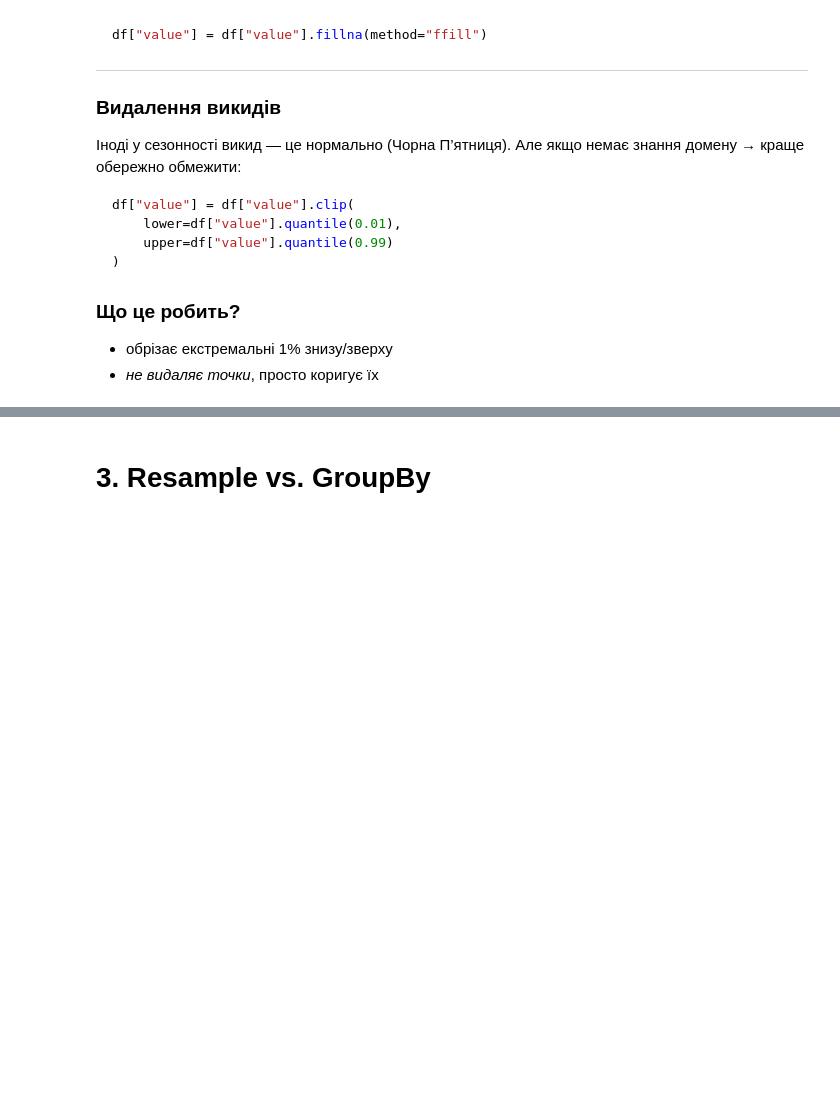
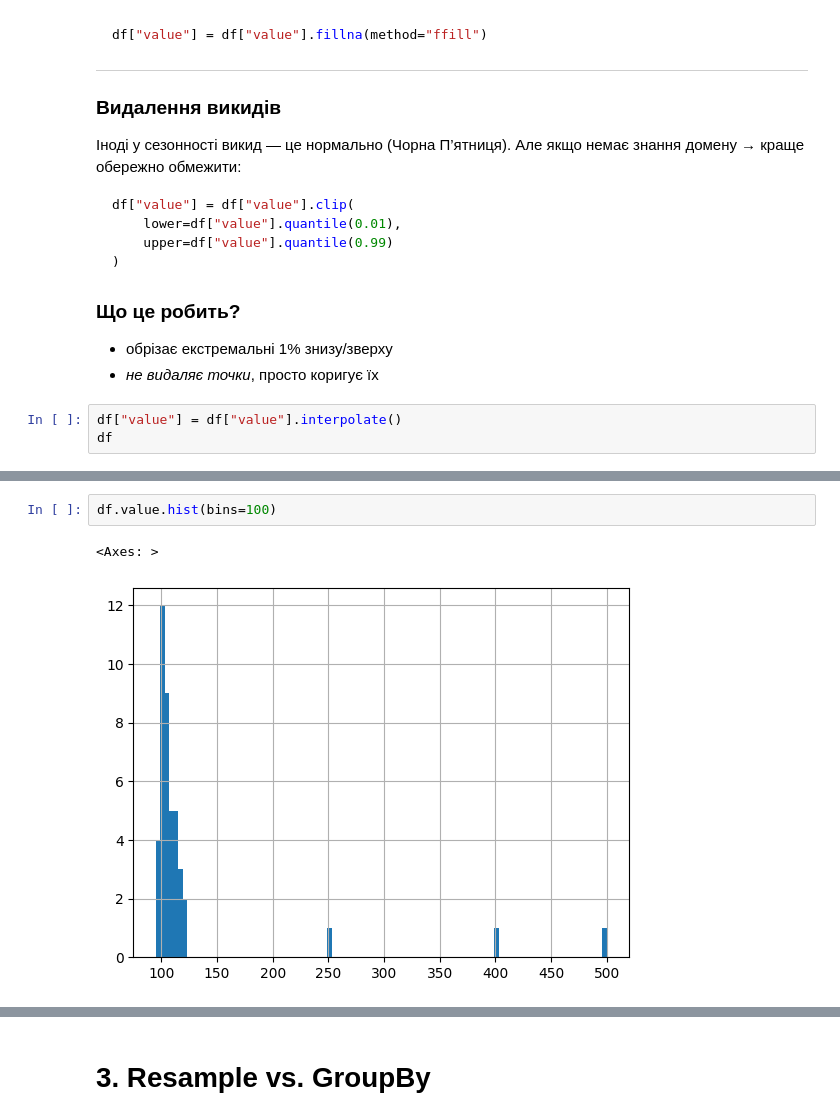
Before and after one commit to cpython-projects/python_da_17_03_26, a Jupyter notebook: lesson_21.ipynb, the cells around one changed output, grey strips where cells are left out. Saved outputs shown, nothing was run; the diff lists cells and outputs as text; blank space fills up the shorter version.

```diff
--- a/lesson_21.ipynb
+++ b/lesson_21.ipynb
@@ -332,3 +472,6 @@ df["value"] = df["value"].clip(
 
 * обрізає екстремальні 1% знизу/зверху
 * *не видаляє точки*, просто коригує їх
+# %%
+df["value"] = df["value"].interpolate()
+df
@@ -334,0 +497,5 @@ df["value"] = df["value"].clip(
+# %%
+df.value.hist(bins=100)
+# %% [output]
+<Axes: >
+[figure, added]
```
Also changed, not shown: parts of 55 cells of this notebook.
